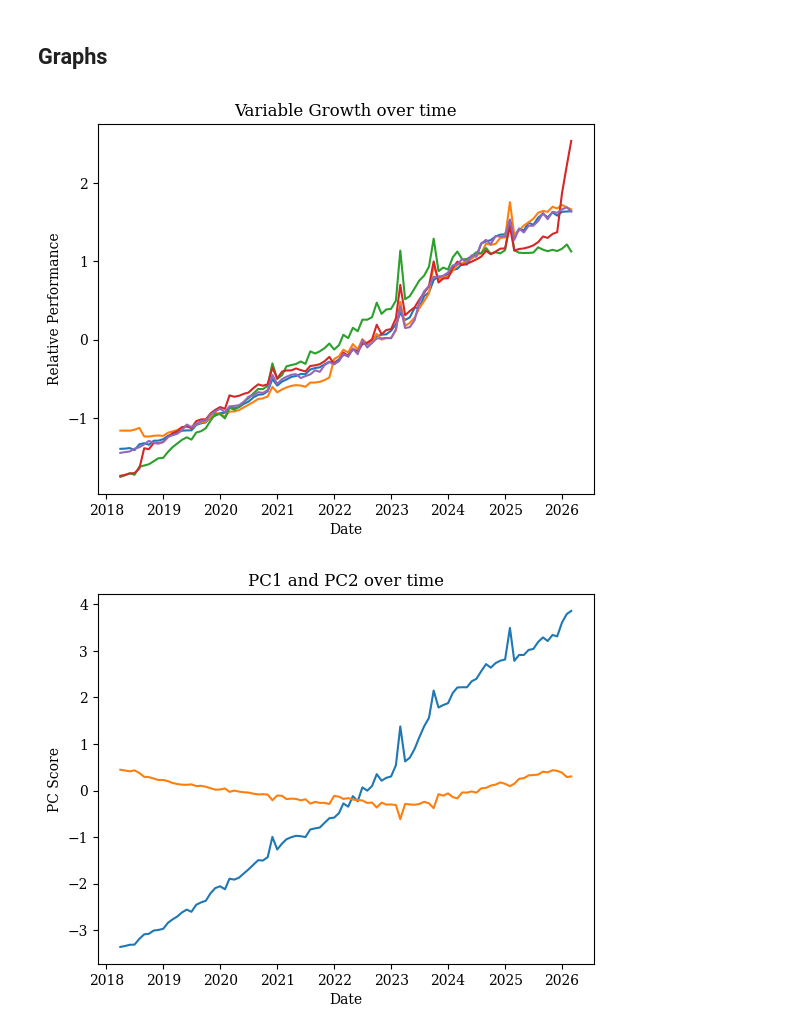
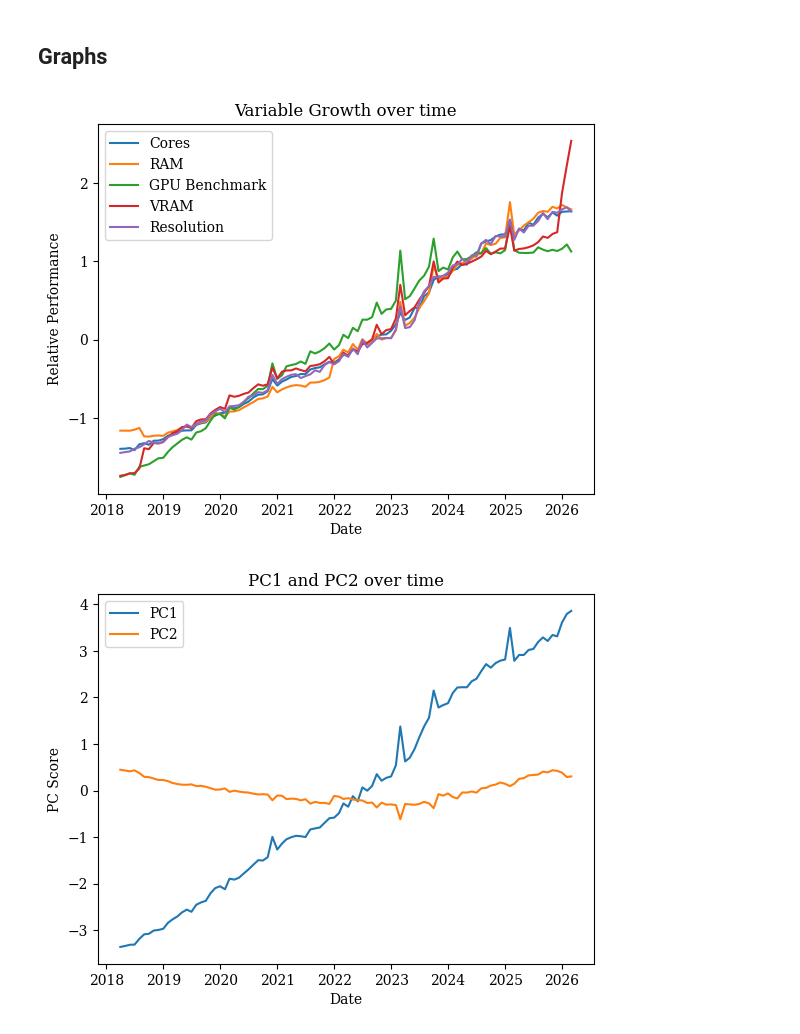
Before and after one commit to PiotrWey/SteamHWSAnalysis, a Jupyter notebook: analysis.ipynb, the cells around one changed output. Cells and saved outputs as stored; diff of their text form; code cells hidden in the pictures.

Commit message:
add legends to graphs

```diff
--- a/analysis.ipynb
+++ b/analysis.ipynb
@@ -281,27 +281,28 @@ X_pca = X_std @ eigvecs[:, :2]
 # %%
 # generate some graphs of the data
 from dateutil.relativedelta import relativedelta
 import matplotlib as mpl
 from matplotlib import pyplot
 
 mpl.rcParams["font.family"] = "serif"
 
 std_df = pd.DataFrame(
   X_std,
   columns = ["Cores", "RAM", "GPU Benchmark", "VRAM", "Resolution"]
 )
 
 std_df.index = [ dt.datetime(2018, 4, 1) + relativedelta(months=i) for i in range(96) ]
 
 fig, ax = pyplot.subplots()
 ax.plot(std_df)
 ax.set_xlabel("Date")
 ax.set_ylabel("Relative Performance")
 ax.set_title("Variable Growth over time")
+ax.legend(["Cores", "RAM", "GPU Benchmark", "VRAM", "Resolution"])
 
 pyplot.savefig("var_growth.pdf")
 # %% [output]
-[figure, old version]
+[figure, new version]
 # %%
 # shown going down, going up makes more sense
 X_pca[:, 0] *= -1 if X_pca[0,0] > X_pca[95,0] else 1
@@ -318,7 +319,8 @@ ax.plot(pca_df)
 ax.set_xlabel("Date")
 ax.set_ylabel("PC Score")
 ax.set_title("PC1 and PC2 over time")
+ax.legend(["PC1", "PC2"])
 
 pyplot.savefig("pc_scores_time.pdf")
 # %% [output]
-[figure, old version]
+[figure, new version]
```
Also changed, not shown: 2 other files.
